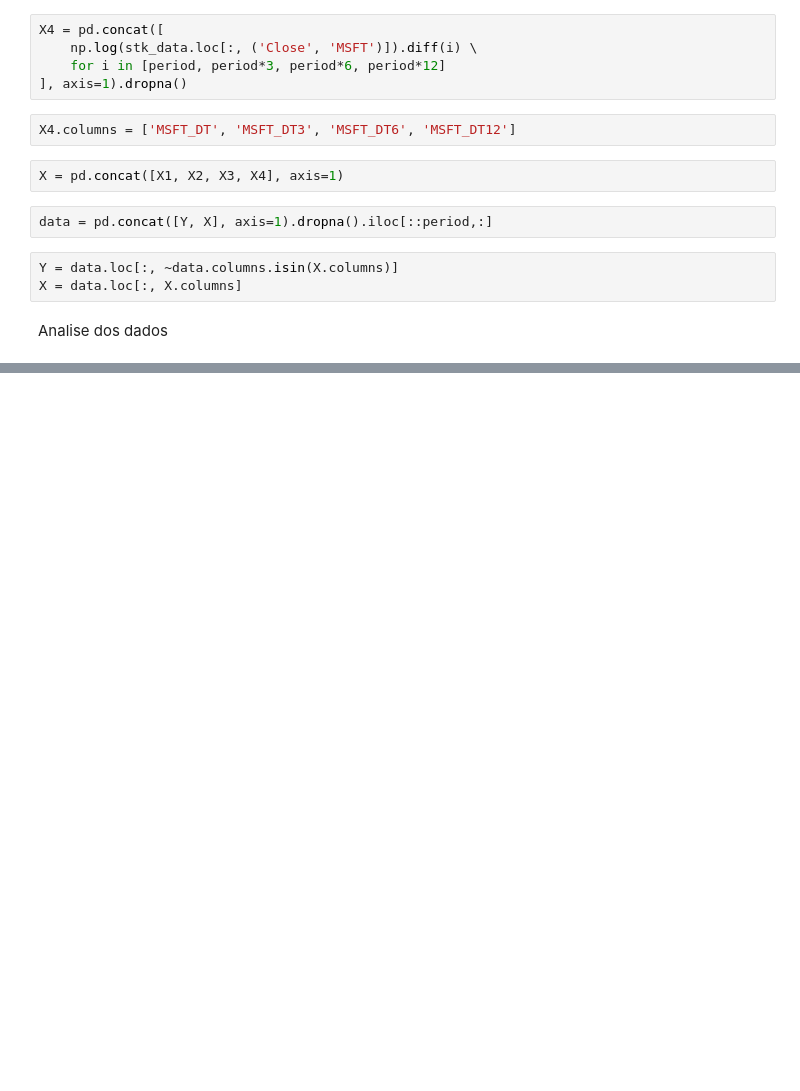
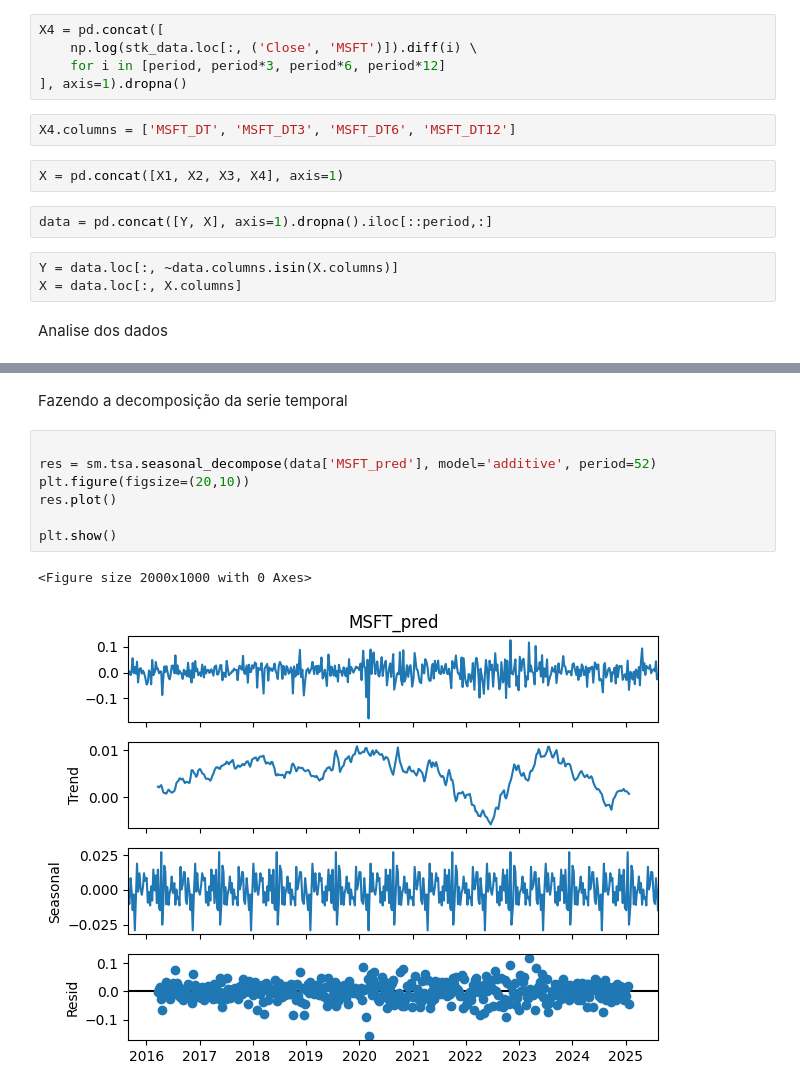
Before and after one commit to kaladabrio2020/livro-blueprints-de-aprendizado-de-maquina-e-cd-para-financas, a Jupyter notebook: parte1-conjectura/capitulo 5 - Aprendizado Supervisionado Regressao/estudo_de_caso_1.ipynb, the cells around one changed output, grey strips where cells are left out. Saved outputs shown, nothing was run; the diff lists cells and outputs as text; blank space fills up the shorter version.

```diff
--- a/parte1-conjectura/capitulo 5 - Aprendizado Supervisionado Regressao/estudo_de_caso_1.ipynb
+++ b/parte1-conjectura/capitulo 5 - Aprendizado Supervisionado Regressao/estudo_de_caso_1.ipynb
@@ -578,0 +164,12 @@ plt.show()
+# %% [markdown]
+Fazendo a decomposição da serie temporal
+# %%
+
+res = sm.tsa.seasonal_decompose(data['MSFT_pred'], model='additive', period=52)
+plt.figure(figsize=(20,10))
+res.plot()
+
+plt.show()
+# %% [output]
+<Figure size 2000x1000 with 0 Axes>
+[figure, added]
```
Also changed, not shown: parts of 63 cells of this notebook, 3 other files.
